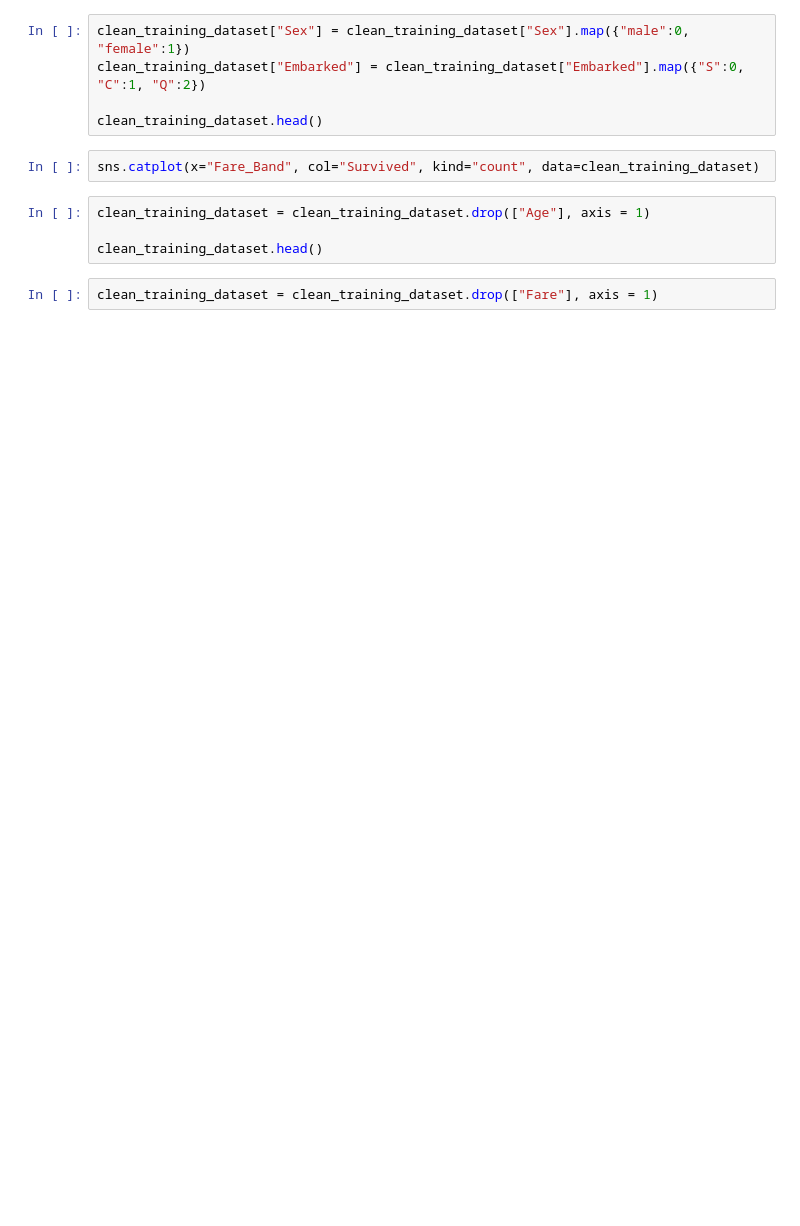
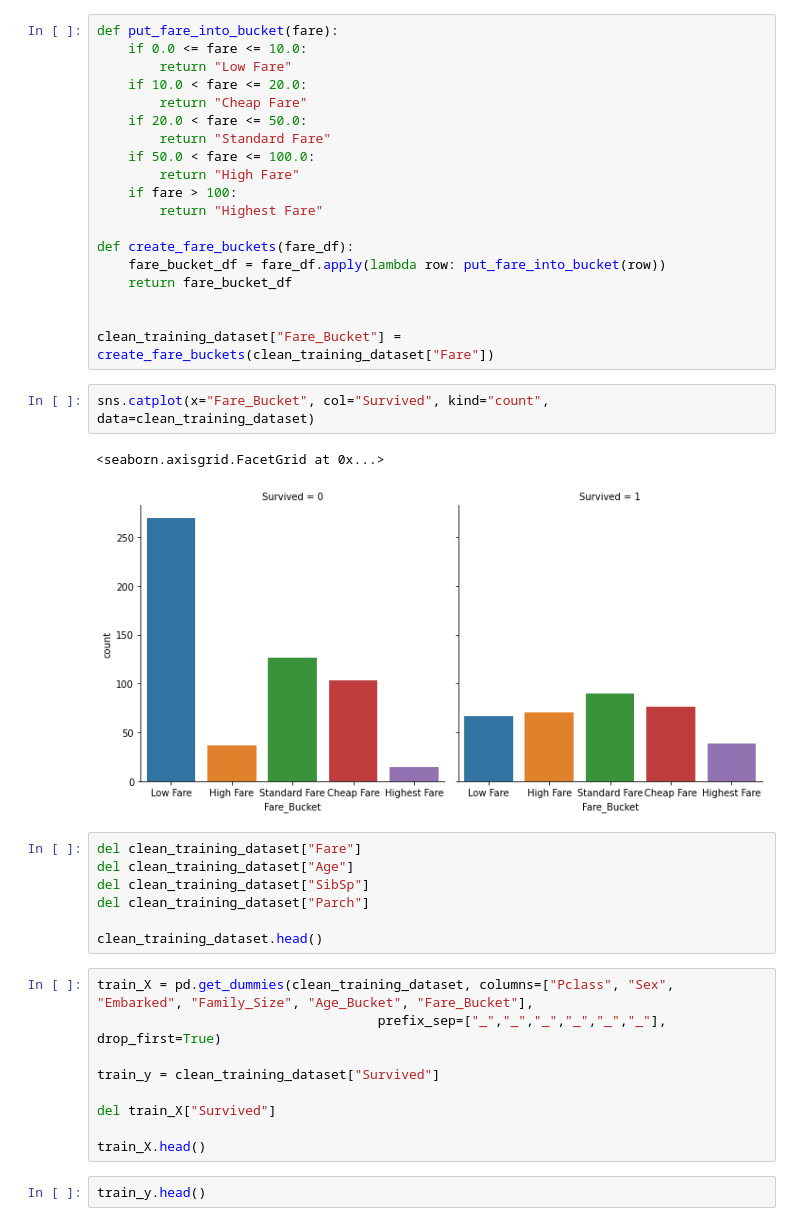
Before and after one commit to ashwin-vx/machine-learnings, a Jupyter notebook: kaggle_titanic_competition.ipynb, the cells around one changed output. Cells and saved outputs as stored; diff of their text form; blank space fills up the shorter version.

```diff
--- a/kaggle_titanic_competition.ipynb
+++ b/kaggle_titanic_competition.ipynb
@@ -122,14 +434,43 @@ clean_training_dataset["Fare_Band"].value_counts()
 # %%
-clean_training_dataset["Sex"] = clean_training_dataset["Sex"].map({"male":0, "female":1})
-clean_training_dataset["Embarked"] = clean_training_dataset["Embarked"].map({"S":0, "C":1, "Q":2})
+def put_fare_into_bucket(fare):
+    if 0.0 <= fare <= 10.0:
+        return "Low Fare"
+    if 10.0 < fare <= 20.0:
+        return "Cheap Fare"
+    if 20.0 < fare <= 50.0:
+        return "Standard Fare"
+    if 50.0 < fare <= 100.0:
+        return "High Fare"
+    if fare > 100:
+        return "Highest Fare"
 
-clean_training_dataset.head()
+def create_fare_buckets(fare_df):
+    fare_bucket_df = fare_df.apply(lambda row: put_fare_into_bucket(row))
+    return fare_bucket_df
+
+
+clean_training_dataset["Fare_Bucket"] = create_fare_buckets(clean_training_dataset["Fare"])
+# %%
+sns.catplot(x="Fare_Bucket", col="Survived", kind="count", data=clean_training_dataset)
+# %% [output]
+<seaborn.axisgrid.FacetGrid at 0x...>
+[figure, added]
 # %%
-sns.catplot(x="Fare_Band", col="Survived", kind="count", data=clean_training_dataset)
+del clean_training_dataset["Fare"]
+del clean_training_dataset["Age"]
+del clean_training_dataset["SibSp"]
+del clean_training_dataset["Parch"]
+
+clean_training_dataset.head()
 # %%
-clean_training_dataset = clean_training_dataset.drop(["Age"], axis = 1)
+train_X = pd.get_dummies(clean_training_dataset, columns=["Pclass", "Sex", "Embarked", "Family_Size", "Age_Bucket", "Fare_Bucket"],
+                                    prefix_sep=["_","_","_","_","_","_"], drop_first=True)
 
-clean_training_dataset.head()
+train_y = clean_training_dataset["Survived"]
+
+del train_X["Survived"]
+
+train_X.head()
 # %%
-clean_training_dataset = clean_training_dataset.drop(["Fare"], axis = 1)
+train_y.head()
 # %%
```
Also changed, not shown: parts of 64 cells of this notebook.
